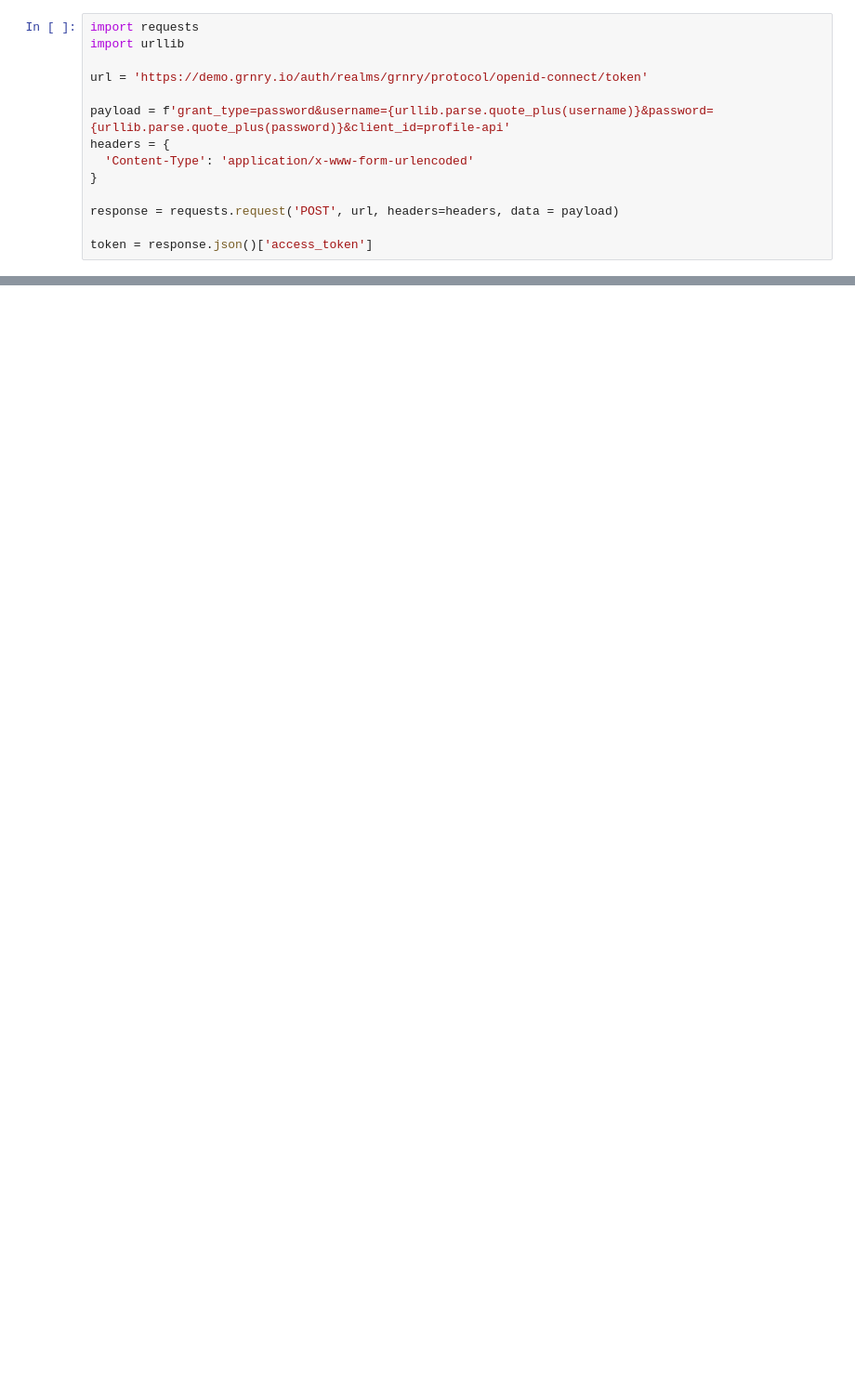
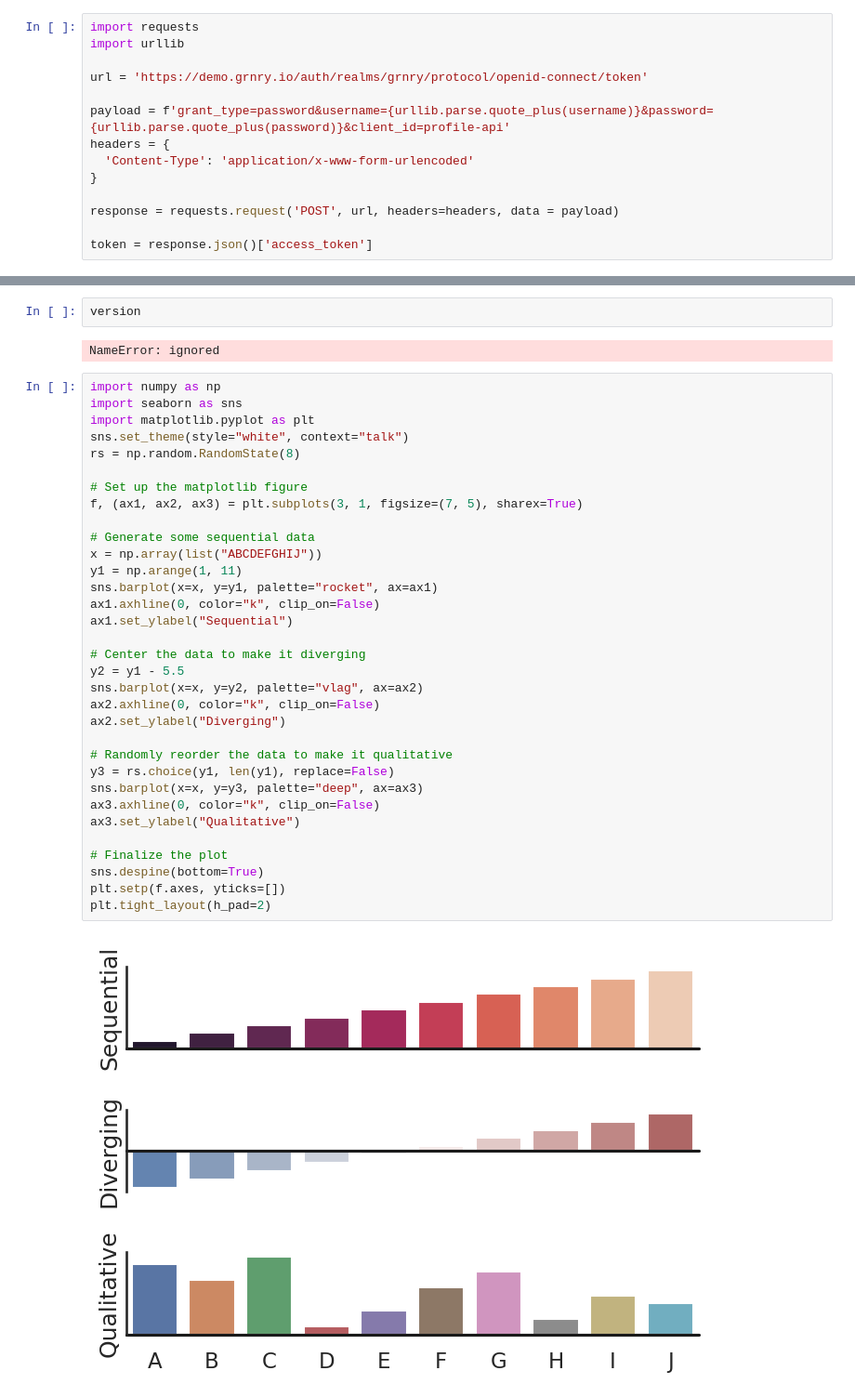
Before and after one commit to KaiserXLabs/nursery-notebook, a Jupyter notebook: coda.ipynb, the cells around one changed output, grey strips where cells are left out. Shown at 93% size. Drawn from its saved outputs; the diff is of its cells as text; blank space fills up the shorter version.

Commit message:
Add Seaborn & Fix REST Call Data fetch

```diff
--- a/coda.ipynb
+++ b/coda.ipynb
@@ -58,0 +80,39 @@ plt.show()
+# %%
+version
+# %% [output]
+NameError: ignored
+# %%
+import numpy as np
+import seaborn as sns
+import matplotlib.pyplot as plt
+sns.set_theme(style="white", context="talk")
+rs = np.random.RandomState(8)
+
+# Set up the matplotlib figure
+f, (ax1, ax2, ax3) = plt.subplots(3, 1, figsize=(7, 5), sharex=True)
+
+# Generate some sequential data
+x = np.array(list("ABCDEFGHIJ"))
+y1 = np.arange(1, 11)
+sns.barplot(x=x, y=y1, palette="rocket", ax=ax1)
+ax1.axhline(0, color="k", clip_on=False)
+ax1.set_ylabel("Sequential")
+
+# Center the data to make it diverging
+y2 = y1 - 5.5
+sns.barplot(x=x, y=y2, palette="vlag", ax=ax2)
+ax2.axhline(0, color="k", clip_on=False)
+ax2.set_ylabel("Diverging")
+
+# Randomly reorder the data to make it qualitative
+y3 = rs.choice(y1, len(y1), replace=False)
+sns.barplot(x=x, y=y3, palette="deep", ax=ax3)
+ax3.axhline(0, color="k", clip_on=False)
+ax3.set_ylabel("Qualitative")
+
+# Finalize the plot
+sns.despine(bottom=True)
+plt.setp(f.axes, yticks=[])
+plt.tight_layout(h_pad=2)
+# %% [output]
+[figure, added]
```
Also changed, not shown: parts of 4 cells of this notebook.
